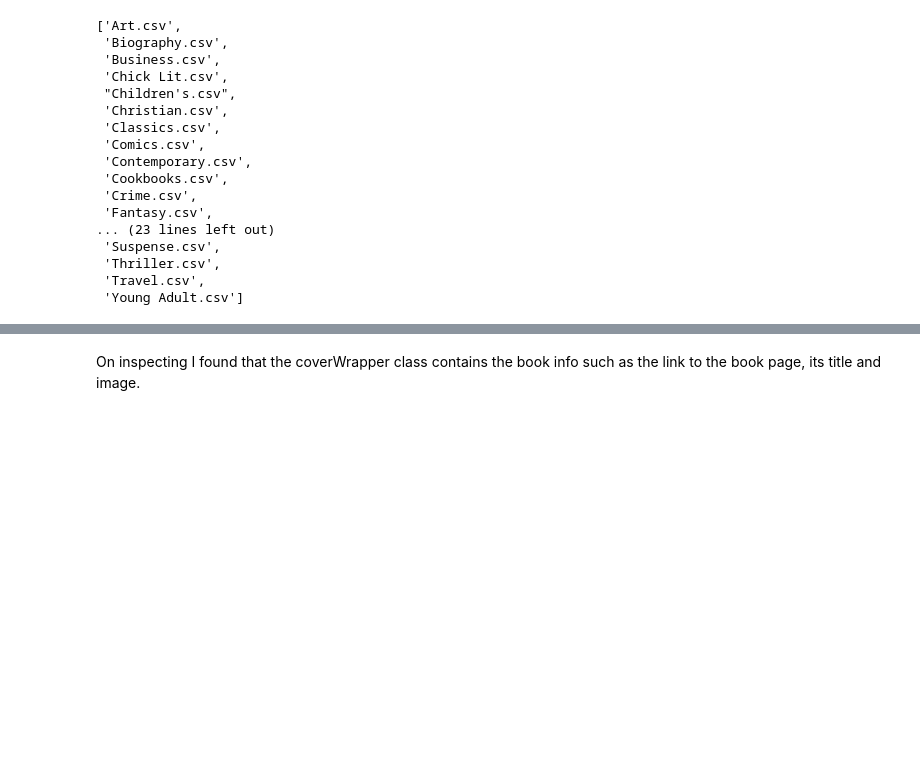
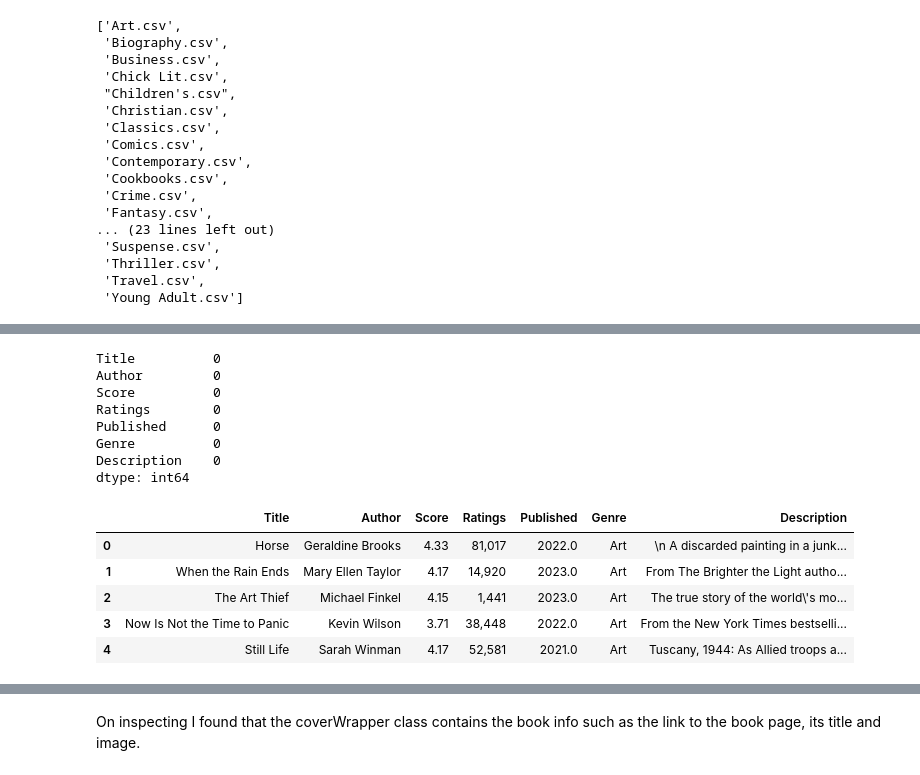
Before and after one commit to nikhil-1e9/web-scraping, a Jupyter notebook: Scraping-Goodreads.ipynb, the cells around one changed output, grey strips where cells are left out. Saved outputs shown, nothing was run; the diff lists cells and outputs as text; code cells hidden in the pictures; blank space fills up the shorter version.

```diff
--- a/Scraping-Goodreads.ipynb
+++ b/Scraping-Goodreads.ipynb
@@ -468,0 +464,19 @@ all_genres_df[all_genres_df.duplicated()]
+# %%
+all_genres_df['Published'] = all_genres_df['Published'].fillna('2023')
+print(all_genres_df.isnull().sum())
+all_genres_df.head()
+# %% [output]
+Title          0
+Author         0
+Score          0
+Ratings        0
+Published      0
+Genre          0
+Description    0
+dtype: int64
+|  | Title | Author | Score | Ratings | Published | Genre | Description |
+| 0 | Horse | Geraldine Brooks | 4.33 | 81,017 | 2022.0 | Art | \n A discarded painting in a junk... |
+| 1 | When the Rain Ends | Mary Ellen Taylor | 4.17 | 14,920 | 2023.0 | Art | From The Brighter the Light autho... |
+| 2 | The Art Thief | Michael Finkel | 4.15 | 1,441 | 2023.0 | Art | The true story of the world\'s mo... |
+| 3 | Now Is Not the Time to Panic | Kevin Wilson | 3.71 | 38,448 | 2022.0 | Art | From the New York Times bestselli... |
+| 4 | Still Life | Sarah Winman | 4.17 | 52,581 | 2021.0 | Art | Tuscany, 1944: As Allied troops a... |
```
Also changed, not shown: parts of 11 cells of this notebook.
